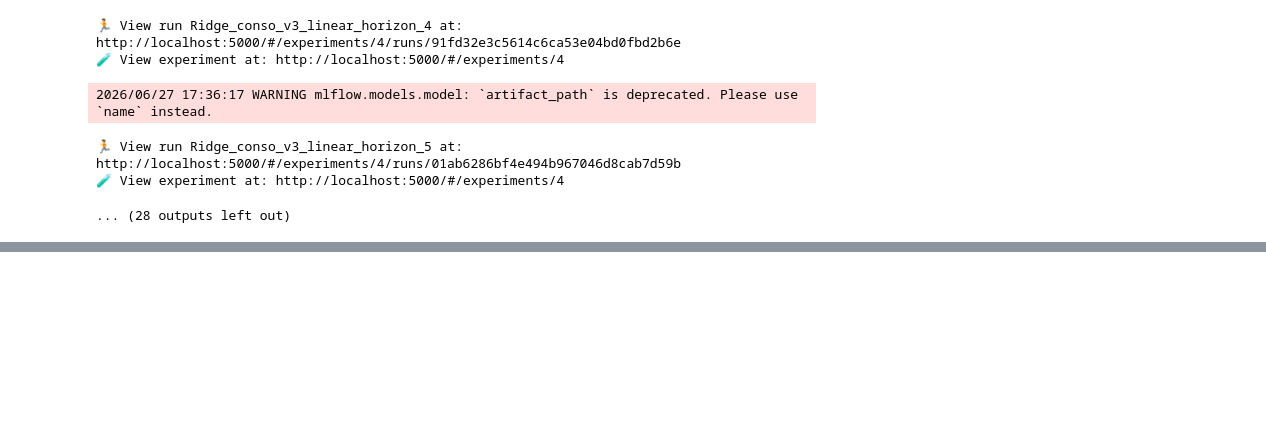
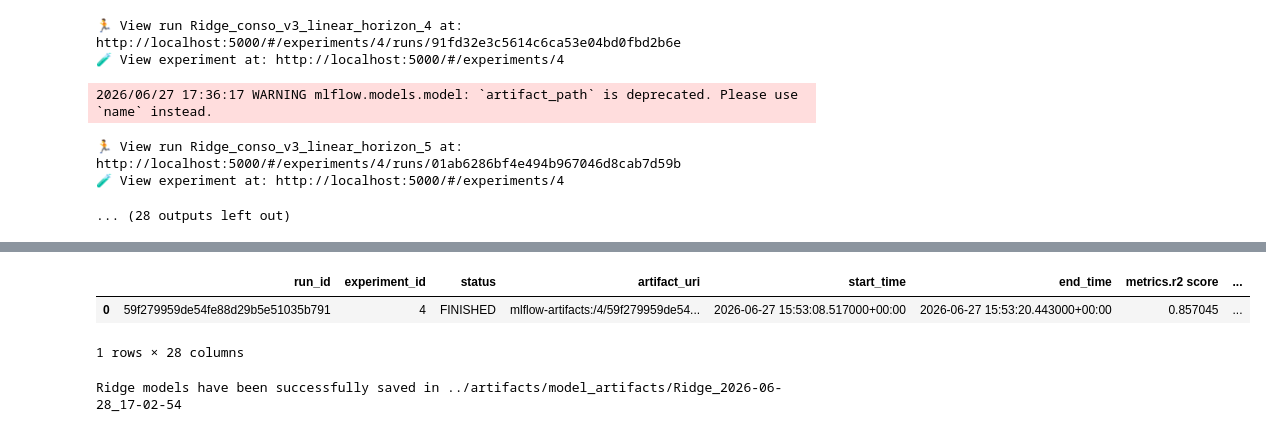
Before and after one commit to Marwane-ELM/energy_peak_prediction_fr, a Jupyter notebook: notebooks/dataset_and_model_selection.ipynb, the cells around one changed output, grey strips where cells are left out. Saved outputs shown, nothing was run; the diff lists cells and outputs as text; code cells hidden in the pictures; blank space fills up the shorter version.

```diff
--- a/notebooks/dataset_and_model_selection.ipynb
+++ b/notebooks/dataset_and_model_selection.ipynb
@@ -69,0 +102,2 @@ md.log_models(
+# %%
+best_models = runs.sort_values(by="metrics.mean squared error")
@@ -69,0 +158,20 @@ md.log_models(
+# %%
+query1 = best_models[
+    (best_models["tags.model"] == estimator2) &
+    (best_models["tags.dataset"] == dataset_name2) &
+    (best_models["tags.horizon"].astype(str) == str(h))
+]
+
+query1
+# %% [output]
+|  | run_id | experiment_id | status | artifact_uri | start_time | end_time | metrics.r2 score | ... |
+| 0 | 59f279959de54fe88d29b5e51035b791 | 4 | FINISHED | mlflow-artifacts:/4/59f279959de54... | 2026-06-27 15:53:08.517000+00:00 | 2026-06-27 15:53:20.443000+00:00 | 0.857045 | ... |
+1 rows × 28 columns
+# %%
+experiment_name = "Best models Experiment"
+best_estimator, dict_models = md.dump_model_from_mlflow(
+    experiment_name,
+    "../artifacts/model_artifacts"
+)
+# %% [output]
+Ridge models have been successfully saved in ../artifacts/model_artifacts/Ridge_2026-06-28_17-02-54
```
Also changed, not shown: parts of 12 cells of this notebook, 1 other file.
